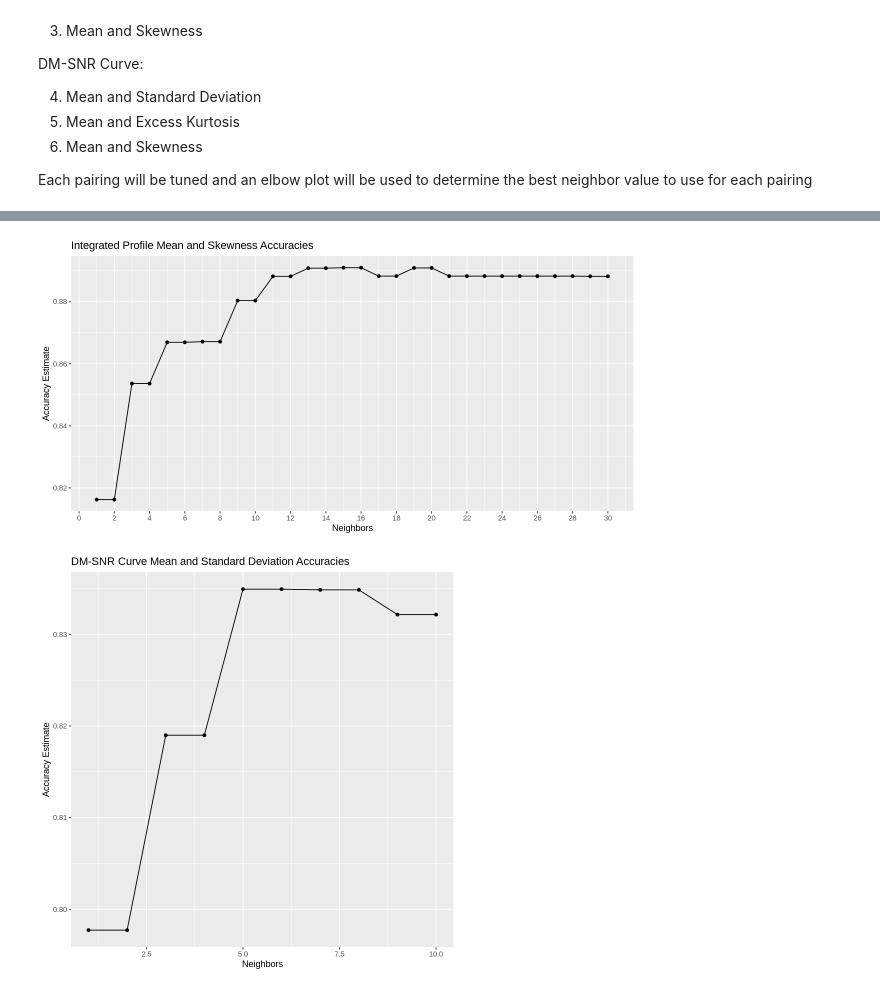
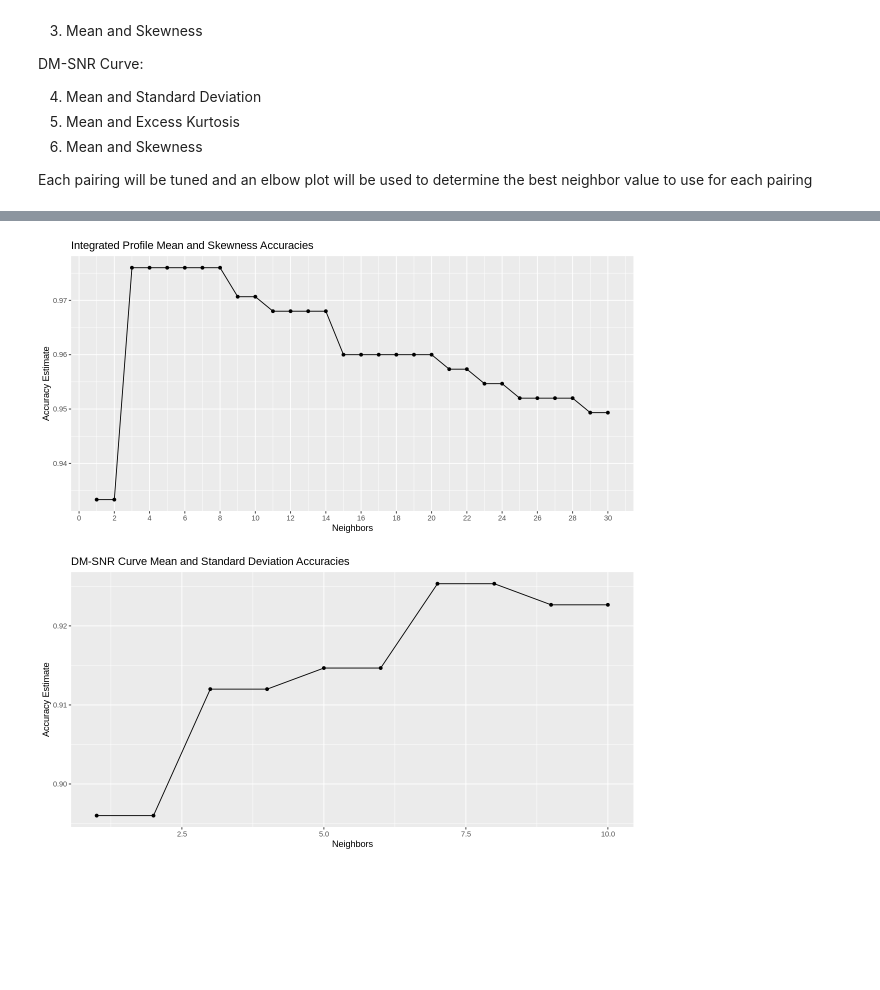
Before and after one commit to kseniak1/DSCI100-Project, a Jupyter notebook: Ksenia_notebook.ipynb, the cells around one changed output, grey strips where cells are left out. Cells and saved outputs as stored; diff of their text form; code cells hidden in the pictures; blank space fills up the shorter version.

```diff
--- a/Ksenia_notebook.ipynb
+++ b/Ksenia_notebook.ipynb
@@ -38,9 +20,8 @@ pulsar_data <- read_csv("https://github.com/kseniak1/DSCI100-Group-Project/raw/m
                 ## Class as a factor
                 mutate(class = as.factor(class)) %>%
                 ## Select a smaller sample, adjusted for equal parts of each class
-                group_by(class) %>%
-                sample_n(size = 250)
-head(pulsar_data)
+                sample_n(500)
+pulsar_data
 # %% [output]
 Parsed with column specification:
 cols(
@@ -190,4 +157,5 @@ A tibble: 10 × 7
 # %%
+set.seed(19)
 ## Pairing 3
 pulsar_recipe3 <- recipe(class ~ mean_ip + skewness_ip, data = pulsar_train) %>%
                     step_scale(all_predictors()) %>%
@@ -210,30 +178,31 @@ knn_plot3 <- ggplot(knn_results3, aes(x = neighbors, y = mean))+
       scale_x_continuous(breaks = seq(0, 30, by = 2))
 knn_plot3
 
-k3 <- 11
+k3 <- 3
 # %% [output]
-[figure, old version]
+[figure, new version]
 # %%
+set.seed(19)
 ## Pairing 4
 pulsar_recipe4 <- recipe(class ~ mean_dm + dev_dm, data = pulsar_train) %>%
                     step_scale(all_predictors()) %>%
                     step_center(all_predictors())
 
 knn_results4 <- workflow() %>%
       add_recipe(pulsar_recipe4) %>%
       add_model(knn_tune) %>%
       tune_grid(resamples = pulsar_vfold, grid = ks) %>%
       collect_metrics() %>%
       filter(.metric == "accuracy")
 
 knn_plot4 <- ggplot(knn_results4, aes(x = neighbors, y = mean))+
       geom_point() +
       geom_line() +
       labs(x = "Neighbors", y = "Accuracy Estimate") +
       ggtitle("DM-SNR Curve Mean and Standard Deviation Accuracies")
 knn_plot4
 
-k4 <- 5
+k4 <- 7
 # %% [output]
-[figure, old version]
+[figure, new version]
 # %%
```
Also changed, not shown: parts of 6 cells of this notebook.
